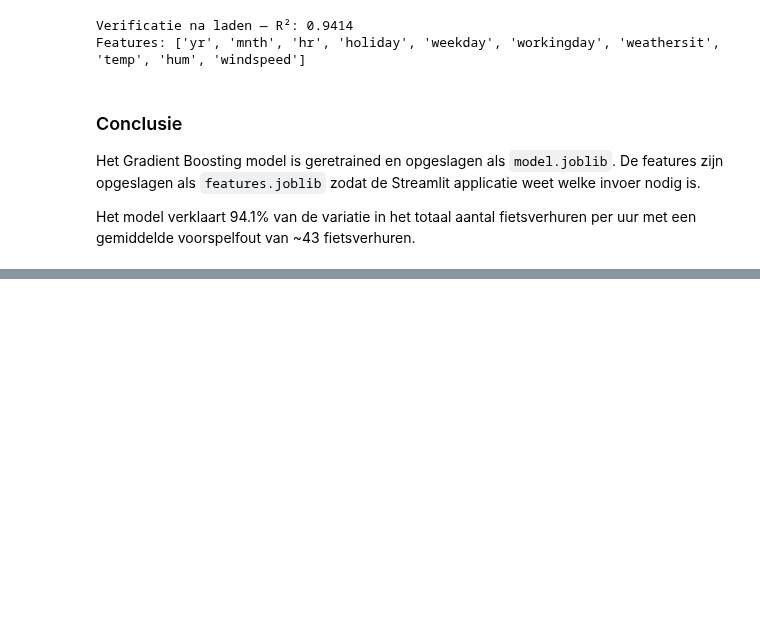
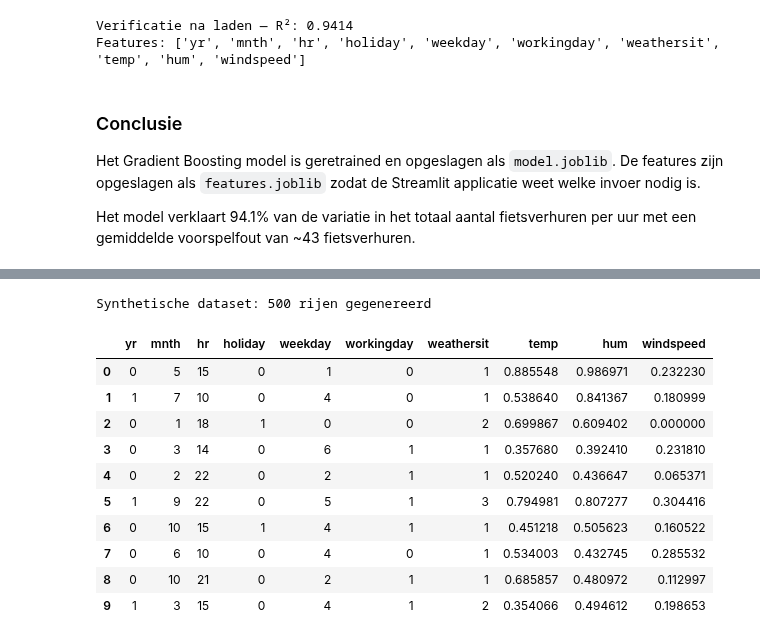
Before and after one commit to 1140710/Practicum2, a Jupyter notebook: notebooks/Regressie_analyse_Practicum2.ipynb, the cells around one changed output, grey strips where cells are left out. Drawn from its saved outputs; the diff is of its cells as text; code cells hidden in the pictures; blank space fills up the shorter version.

```diff
--- a/notebooks/Regressie_analyse_Practicum2.ipynb
+++ b/notebooks/Regressie_analyse_Practicum2.ipynb
@@ -813,0 +820,41 @@ Het model verklaart 94.1% van de variatie in het totaal aantal fietsverhuren per
+# %%
+# Originele data opnieuw laden (alleen de features die het model gebruikt)
+df_original = pd.read_csv('../data/hour.csv')
+
+n = 500
+np.random.seed(42)
+
+# Kansverdelingen berekenen uit originele data
+holiday_probs = df_original['holiday'].value_counts(normalize=True).sort_index().values
+workingday_probs = df_original['workingday'].value_counts(normalize=True).sort_index().values
+weathersit_probs = df_original['weathersit'].value_counts(normalize=True).sort_index().values
+
+# Synthetische data genereren
+synthetic = pd.DataFrame({
+    'yr': np.random.choice([0, 1], size=n),
+    'mnth': np.random.choice(range(1, 13), size=n),
+    'hr': np.random.choice(range(0, 24), size=n),
+    'holiday': np.random.choice([0, 1], size=n, p=holiday_probs),
+    'weekday': np.random.choice(range(0, 7), size=n),
+    'workingday': np.random.choice([0, 1], size=n, p=workingday_probs),
+    'weathersit': np.random.choice([1, 2, 3, 4], size=n, p=weathersit_probs),
+    'temp': np.clip(np.random.normal(df_original['temp'].mean(), df_original['temp'].std(), size=n), 0, 1),
+    'hum': np.clip(np.random.normal(df_original['hum'].mean(), df_original['hum'].std(), size=n), 0, 1),
+    'windspeed': np.clip(np.random.normal(df_original['windspeed'].mean(), df_original['windspeed'].std(), size=n), 0, 1),
+})
+
+print(f"Synthetische dataset: {n} rijen gegenereerd")
+synthetic.head(10)
+# %% [output]
+Synthetische dataset: 500 rijen gegenereerd
+|  | yr | mnth | hr | holiday | weekday | workingday | weathersit | temp | hum | windspeed |
+| 0 | 0 | 5 | 15 | 0 | 1 | 0 | 1 | 0.885548 | 0.986971 | 0.232230 |
+| 1 | 1 | 7 | 10 | 0 | 4 | 0 | 1 | 0.538640 | 0.841367 | 0.180999 |
+| 2 | 0 | 1 | 18 | 1 | 0 | 0 | 2 | 0.699867 | 0.609402 | 0.000000 |
+| 3 | 0 | 3 | 14 | 0 | 6 | 1 | 1 | 0.357680 | 0.392410 | 0.231810 |
+| 4 | 0 | 2 | 22 | 0 | 2 | 1 | 1 | 0.520240 | 0.436647 | 0.065371 |
+| 5 | 1 | 9 | 22 | 0 | 5 | 1 | 3 | 0.794981 | 0.807277 | 0.304416 |
+| 6 | 0 | 10 | 15 | 1 | 4 | 1 | 1 | 0.451218 | 0.505623 | 0.160522 |
+| 7 | 0 | 6 | 10 | 0 | 4 | 0 | 1 | 0.534003 | 0.432745 | 0.285532 |
+| 8 | 0 | 10 | 21 | 0 | 2 | 1 | 1 | 0.685857 | 0.480972 | 0.112997 |
+| 9 | 1 | 3 | 15 | 0 | 4 | 1 | 2 | 0.354066 | 0.494612 | 0.198653 |
```
Also changed, not shown: parts of 7 cells of this notebook, 3 other files.
